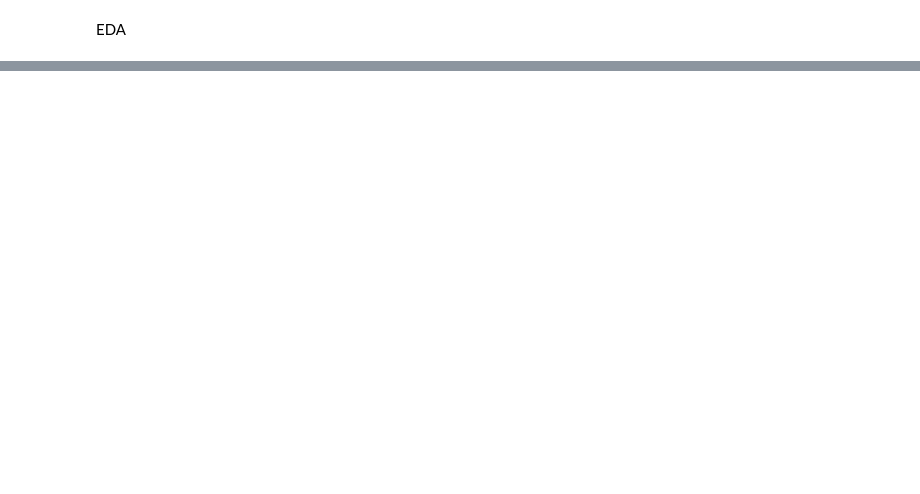
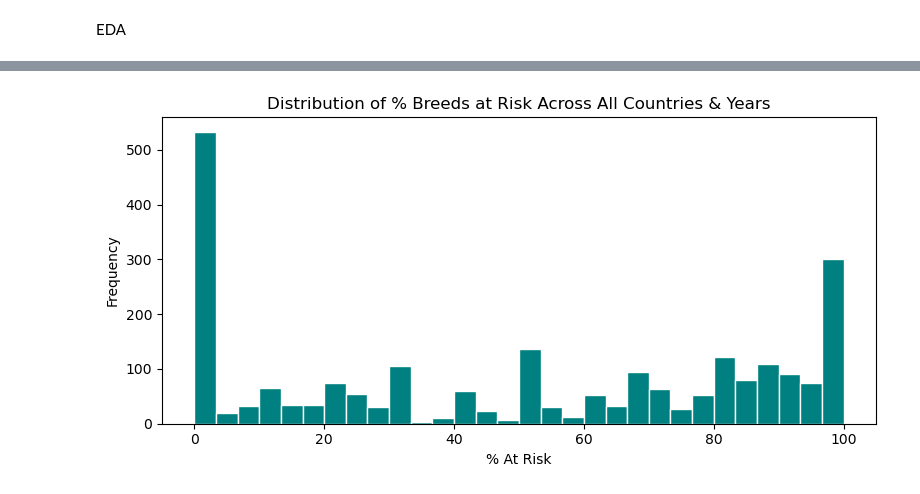
Before and after one commit to senara20240943-droid/Data-science-ICW, a Jupyter notebook: Data cleaning.ipynb, the cells around one changed output, grey strips where cells are left out. Saved outputs shown, nothing was run; the diff lists cells and outputs as text; code cells hidden in the pictures; blank space fills up the shorter version.

```diff
--- a/Data cleaning.ipynb
+++ b/Data cleaning.ipynb
@@ -106,0 +153,10 @@ FileNotFoundError: [Errno 2] No such file or directory: '/Users/senarajayawarden
+# %%
+# -- Plot 3: Distribution of % at risk values --
+plt.figure(figsize=(8, 4))
+df["pct_at_risk"].plot(kind="hist", bins=30, color="teal", edgecolor="white")
+plt.title("Distribution of % Breeds at Risk Across All Countries & Years")
+plt.xlabel("% At Risk")
+plt.tight_layout()
+plt.show()
+# %% [output]
+[figure, added]
```
Also changed, not shown: parts of 14 cells of this notebook, 1 other file.
